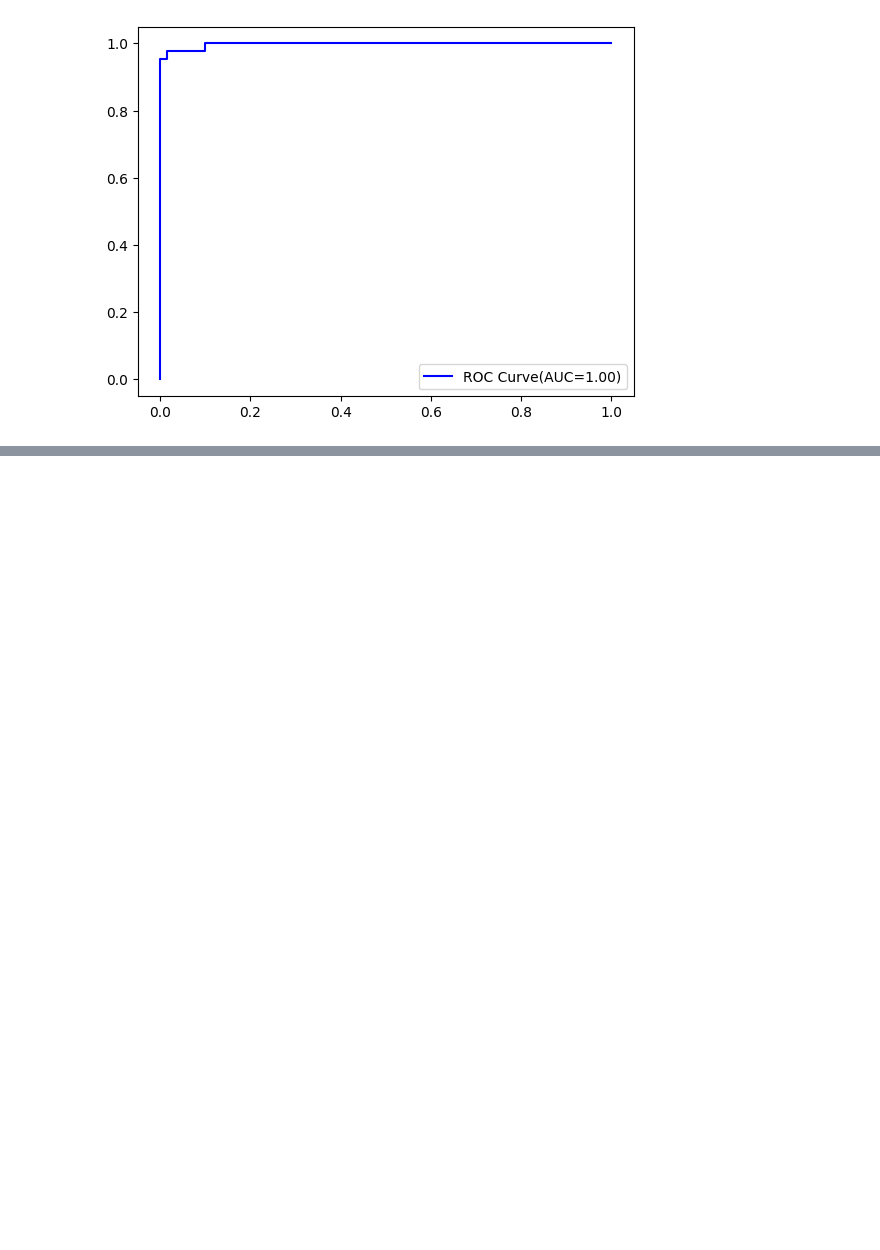
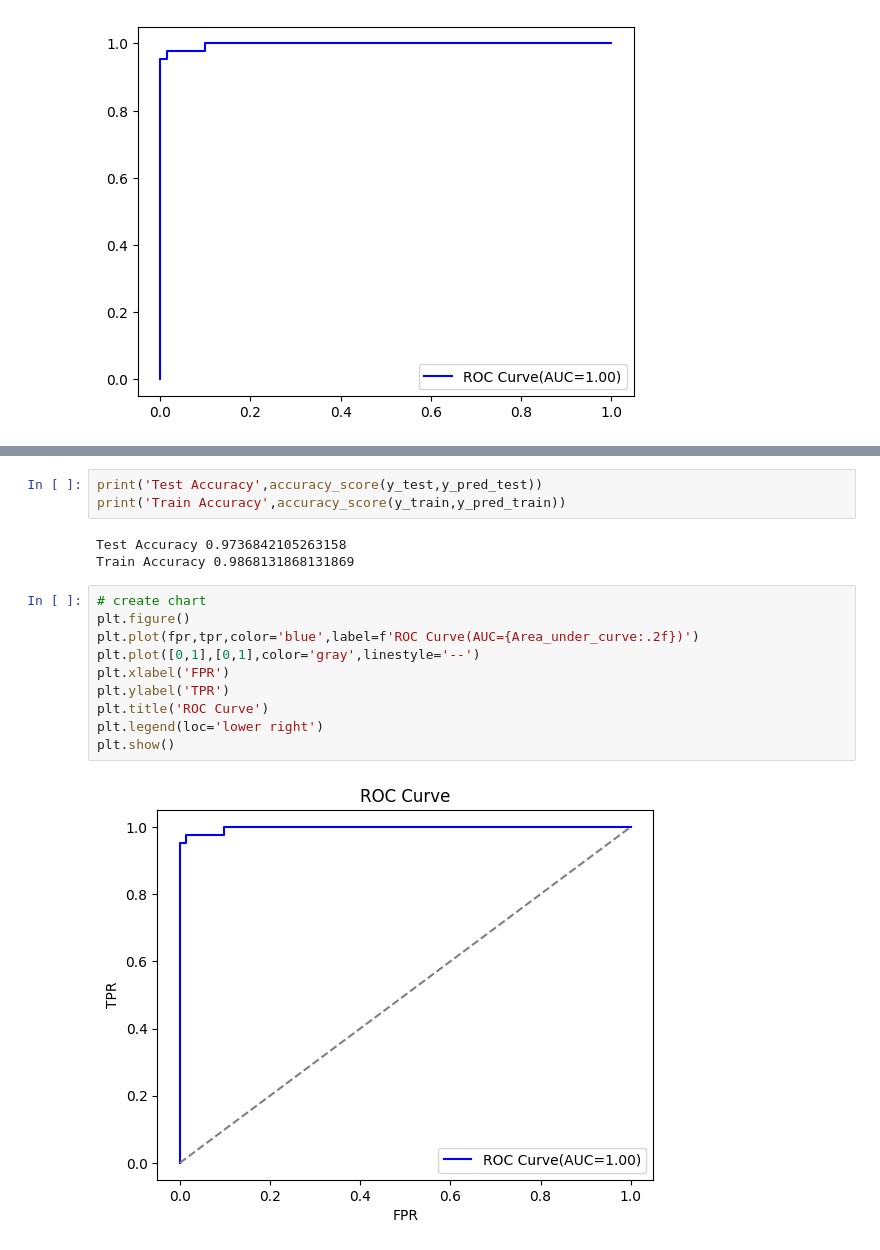
Before and after one commit to vijaykumarharakuni/mllearning, a Jupyter notebook: CancerPrediction.ipynb, the cells around one changed output, grey strips where cells are left out. Drawn from its saved outputs; the diff is of its cells as text; blank space fills up the shorter version.

```diff
--- a/CancerPrediction.ipynb
+++ b/CancerPrediction.ipynb
@@ -313,0 +348,18 @@ plt.show()
+# %%
+print('Test Accuracy',accuracy_score(y_test,y_pred_test))
+print('Train Accuracy',accuracy_score(y_train,y_pred_train))
+# %% [output]
+Test Accuracy 0.9736842105263158
+Train Accuracy 0.9868131868131869
+# %%
+# create chart
+plt.figure()
+plt.plot(fpr,tpr,color='blue',label=f'ROC Curve(AUC={Area_under_curve:.2f})')
+plt.plot([0,1],[0,1],color='gray',linestyle='--')
+plt.xlabel('FPR')
+plt.ylabel('TPR')
+plt.title('ROC Curve')
+plt.legend(loc='lower right')
+plt.show()
+# %% [output]
+[figure, added]
```
Also changed, not shown: parts of 27 cells of this notebook.
